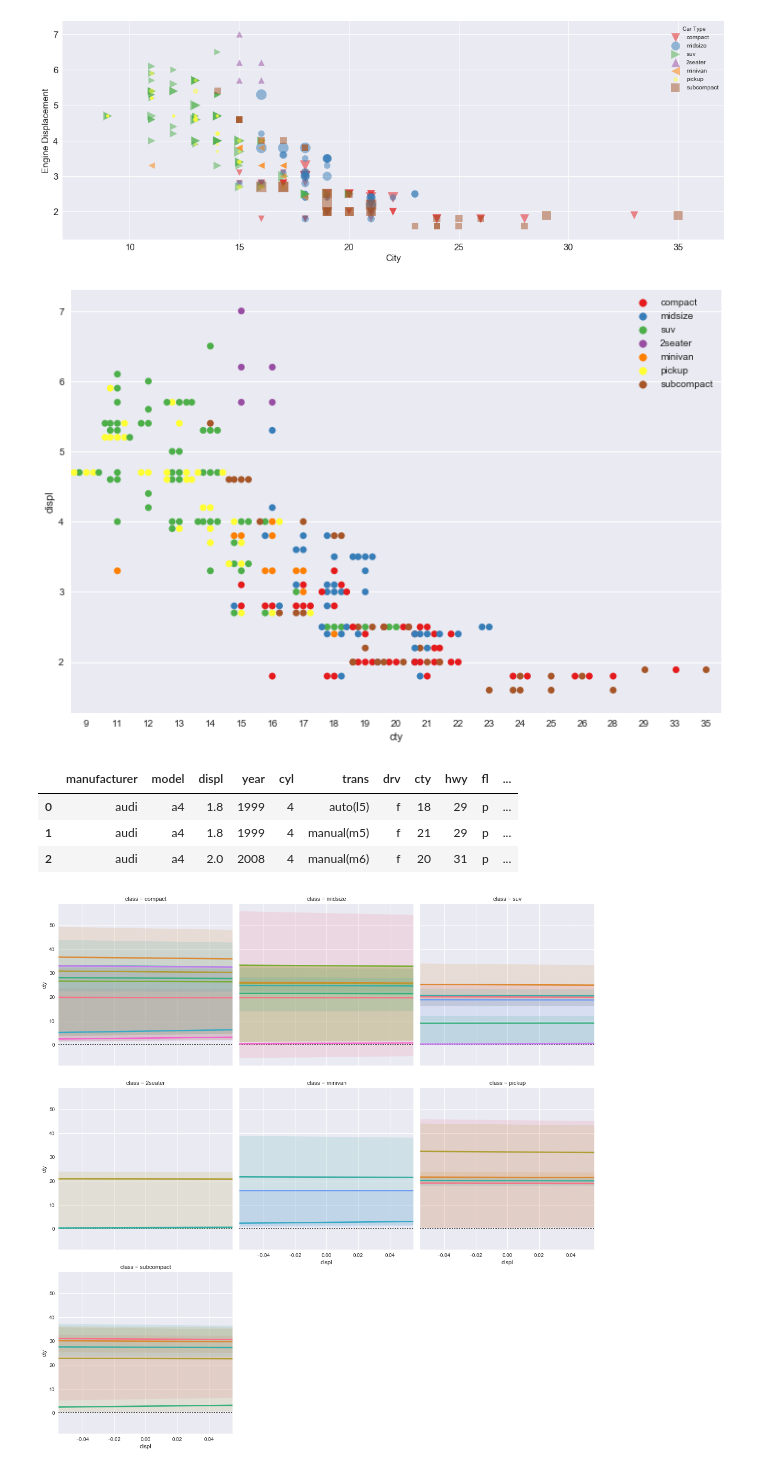
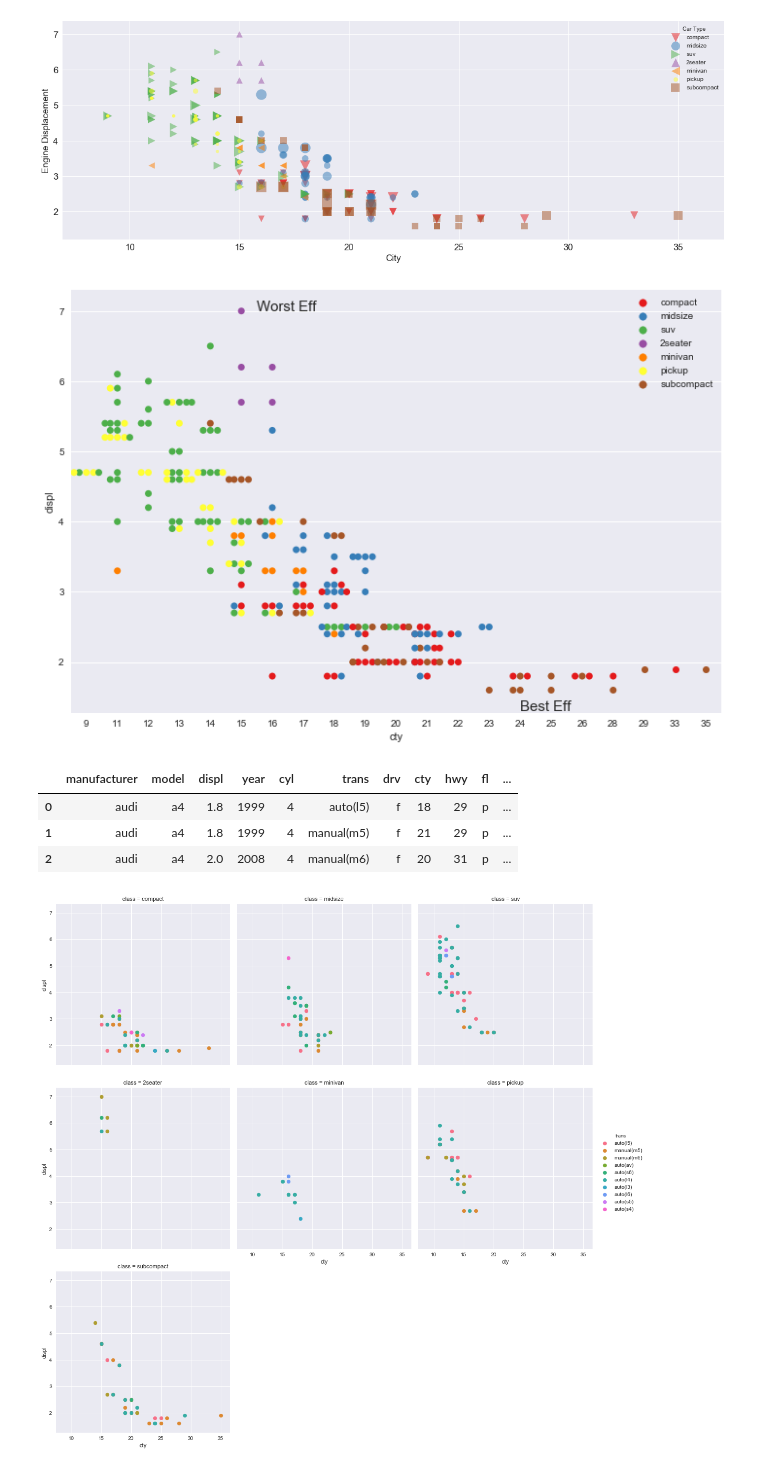
Before and after one commit to cottalucas/ds-2017, a Jupyter notebook: Viz/mapping data.ipynb, the cells around one changed output. Drawn from its saved outputs; the diff is of its cells as text; code cells hidden in the pictures.

Commit message:
Plotting time series, generating annotations and increase the aesthetics of some plots

```diff
--- a/Viz/mapping data.ipynb
+++ b/Viz/mapping data.ipynb
@@ -93,9 +93,14 @@ None
 # %%
 plt.figure(figsize=(12,8))
 plot = sns.swarmplot(df.cty, df.displ, hue=class_list, size=7, palette='Set1')
+
+# getting the best and worst cars
+plot.text(5.5, 7, "Worst Eff", ha ='left', fontsize = 15)
+plot.text(14, 1.3, "Best Eff", ha ='left', fontsize = 15)
+
 None
 # %% [output]
-[figure, old version]
+[figure, new version]
 # %%
 df.head(3)
 # %% [output]
@@ -106,9 +111,11 @@ df.head(3)
 # %%
 #Facet by class, show cty/hwy vs. displacement
 #Facet by class, show cty/hwy vs. displacement, code transmission and draw regression per transmission type
 grid = sns.FacetGrid(df, col="class", hue="trans", col_wrap=3, size=5)
-grid.map(plt.axhline, y=0, ls=":", c=".3")
-grid.map(sns.regplot, "displ", "cty", marker="o")
+#grid.map(sns.regplot, "cty", "displ")
+grid.map(plt.scatter, "cty", "displ", marker="o")
+
+grid.add_legend()
 None
 # %% [output]
-[figure, old version]
+[figure, new version]
```
